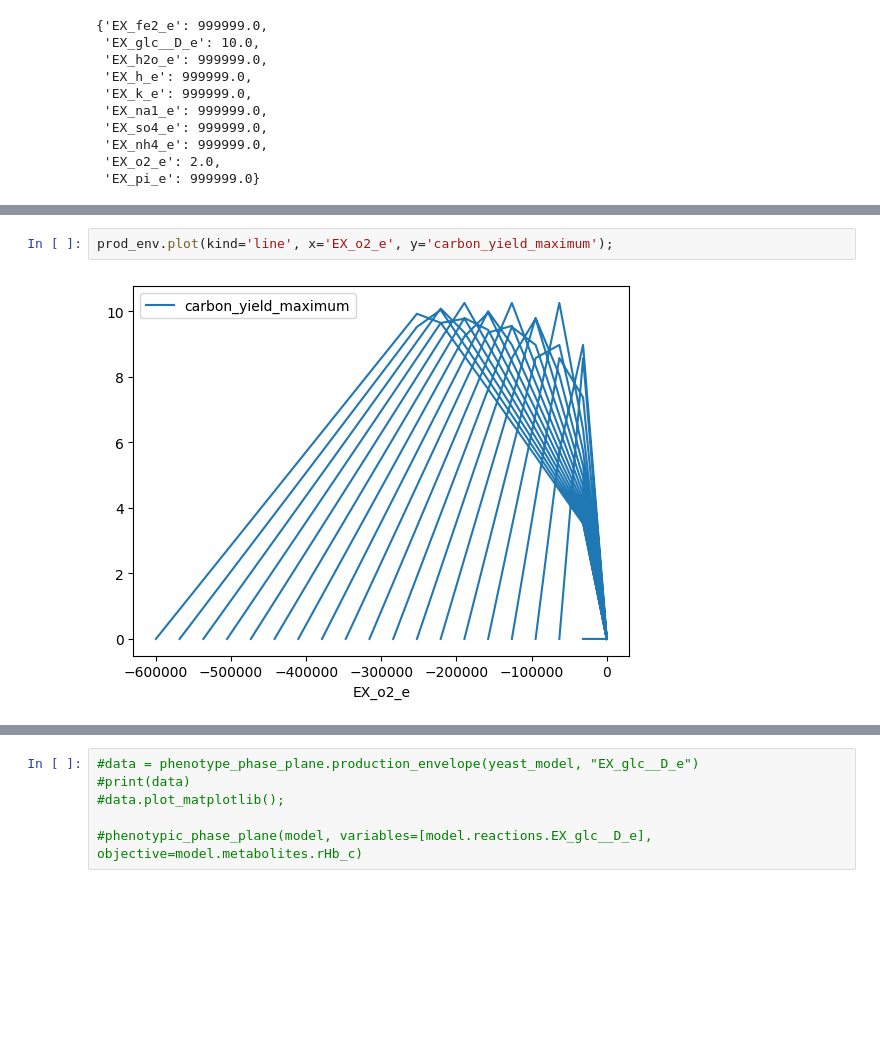
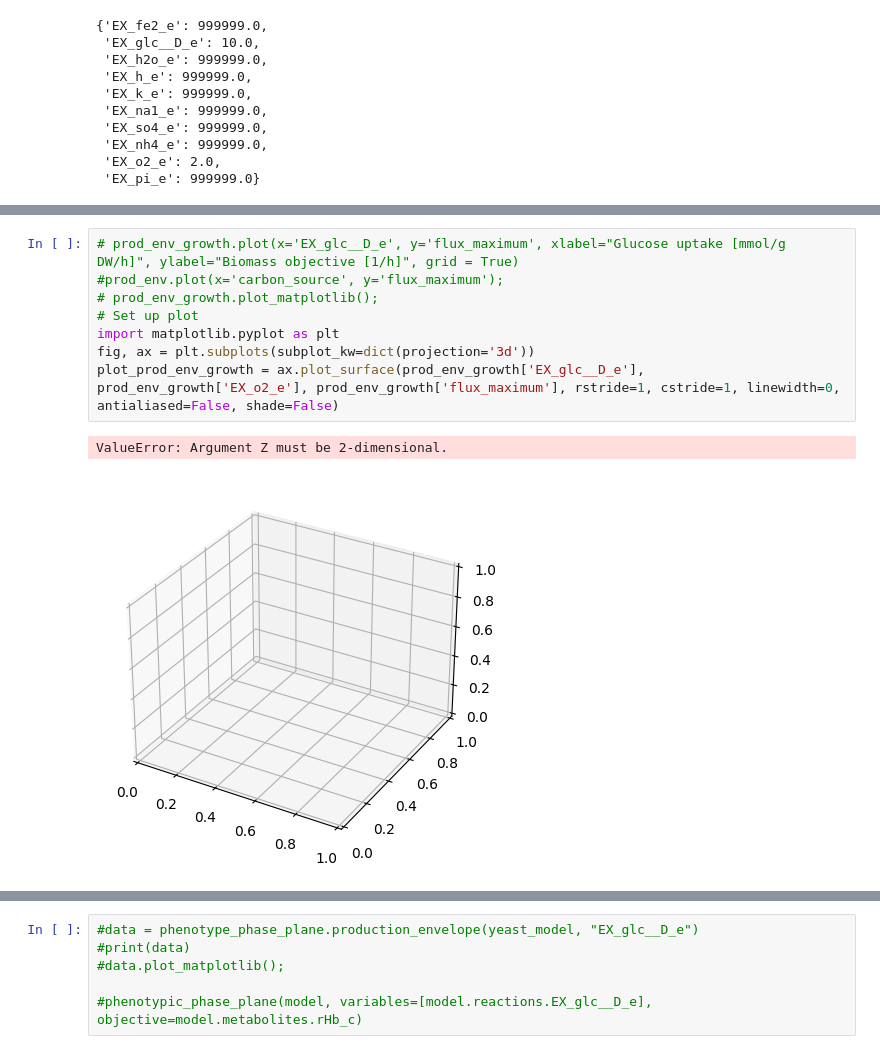
Before and after one commit to 27410/27410-group-assigment-group_3, a Jupyter notebook: phenotypic_phase_plane_analysis.ipynb, the cells around one changed output, grey strips where cells are left out. Saved outputs shown, nothing was run; the diff lists cells and outputs as text; blank space fills up the shorter version.

Commit message:
plot_phase_planes

```diff
--- a/phenotypic_phase_plane_analysis.ipynb
+++ b/phenotypic_phase_plane_analysis.ipynb
@@ -60,7 +63,14 @@ prod_env
 | 398 | EX_glc__D_e | NaN | NaN | NaN | NaN | ... |
 | 399 | EX_glc__D_e | NaN | NaN | NaN | NaN | ... |
 400 rows × 9 columns
-# %%
-prod_env.plot(kind='line', x='EX_o2_e', y='carbon_yield_maximum');
-# %% [output]
-[figure, removed]
+# %%
+# prod_env_growth.plot(x='EX_glc__D_e', y='flux_maximum', xlabel="Glucose uptake [mmol/g DW/h]", ylabel="Biomass objective [1/h]", grid = True)
+#prod_env.plot(x='carbon_source', y='flux_maximum');
+# prod_env_growth.plot_matplotlib();
+# Set up plot
+import matplotlib.pyplot as plt
+fig, ax = plt.subplots(subplot_kw=dict(projection='3d'))
+plot_prod_env_growth = ax.plot_surface(prod_env_growth['EX_glc__D_e'], prod_env_growth['EX_o2_e'], prod_env_growth['flux_maximum'], rstride=1, cstride=1, linewidth=0, antialiased=False, shade=False)
+# %% [output]
+ValueError: Argument Z must be 2-dimensional.
+[figure, added]
```
Also changed, not shown: parts of 7 cells of this notebook.
